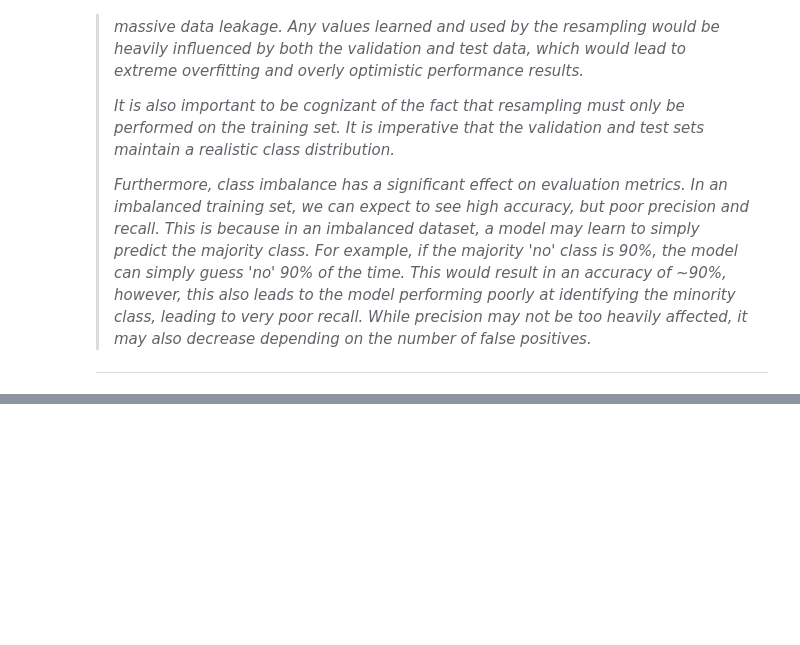
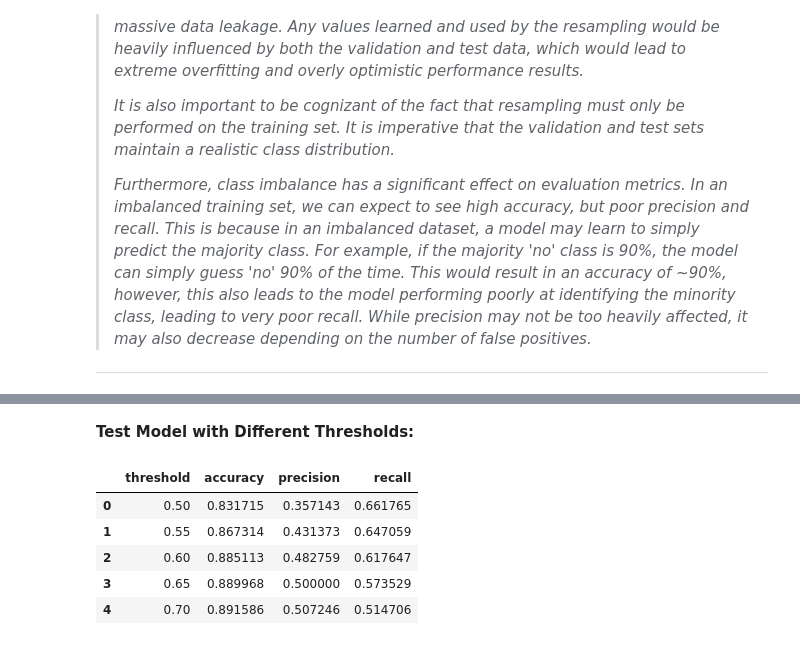
Before and after one commit to xanman04/ML-fundamentals-2026, a Jupyter notebook: assignment_1_Xander_Chen.ipynb, the cells around one changed output, grey strips where cells are left out. Saved outputs shown, nothing was run; the diff lists cells and outputs as text; code cells hidden in the pictures; blank space fills up the shorter version.

```diff
--- a/assignment_1_Xander_Chen.ipynb
+++ b/assignment_1_Xander_Chen.ipynb
@@ -767,0 +840,30 @@ Name: proportion, dtype: float64
+# %% [markdown]
+**Test Model with Different Thresholds:**
+# %%
+test_model = LogisticRegression(max_iter=1000, C=0.1)
+test_model.fit(x_train_resampled, y_train_resampled)
+
+y_val_probs_test = test_model.predict_proba(x_val_final)[:, 1]
+thresholds = [0.50, 0.55, 0.60, 0.65, 0.70]
+
+results = []
+
+for threshold in thresholds:
+    y_val_pred_thresh = np.where(y_val_probs_test >= threshold, "yes", "no")
+
+    results.append({
+        "threshold": threshold,
+        "accuracy": accuracy_score(y_val, y_val_pred_thresh),
+        "precision": precision_score(y_val, y_val_pred_thresh, pos_label="yes"),
+        "recall": recall_score(y_val, y_val_pred_thresh, pos_label="yes")
+    })
+
+threshold_results = pd.DataFrame(results)
+threshold_results
+# %% [output]
+|  | threshold | accuracy | precision | recall |
+| 0 | 0.50 | 0.831715 | 0.357143 | 0.661765 |
+| 1 | 0.55 | 0.867314 | 0.431373 | 0.647059 |
+| 2 | 0.60 | 0.885113 | 0.482759 | 0.617647 |
+| 3 | 0.65 | 0.889968 | 0.500000 | 0.573529 |
+| 4 | 0.70 | 0.891586 | 0.507246 | 0.514706 |
```
Also changed, not shown: parts of 19 cells of this notebook.
